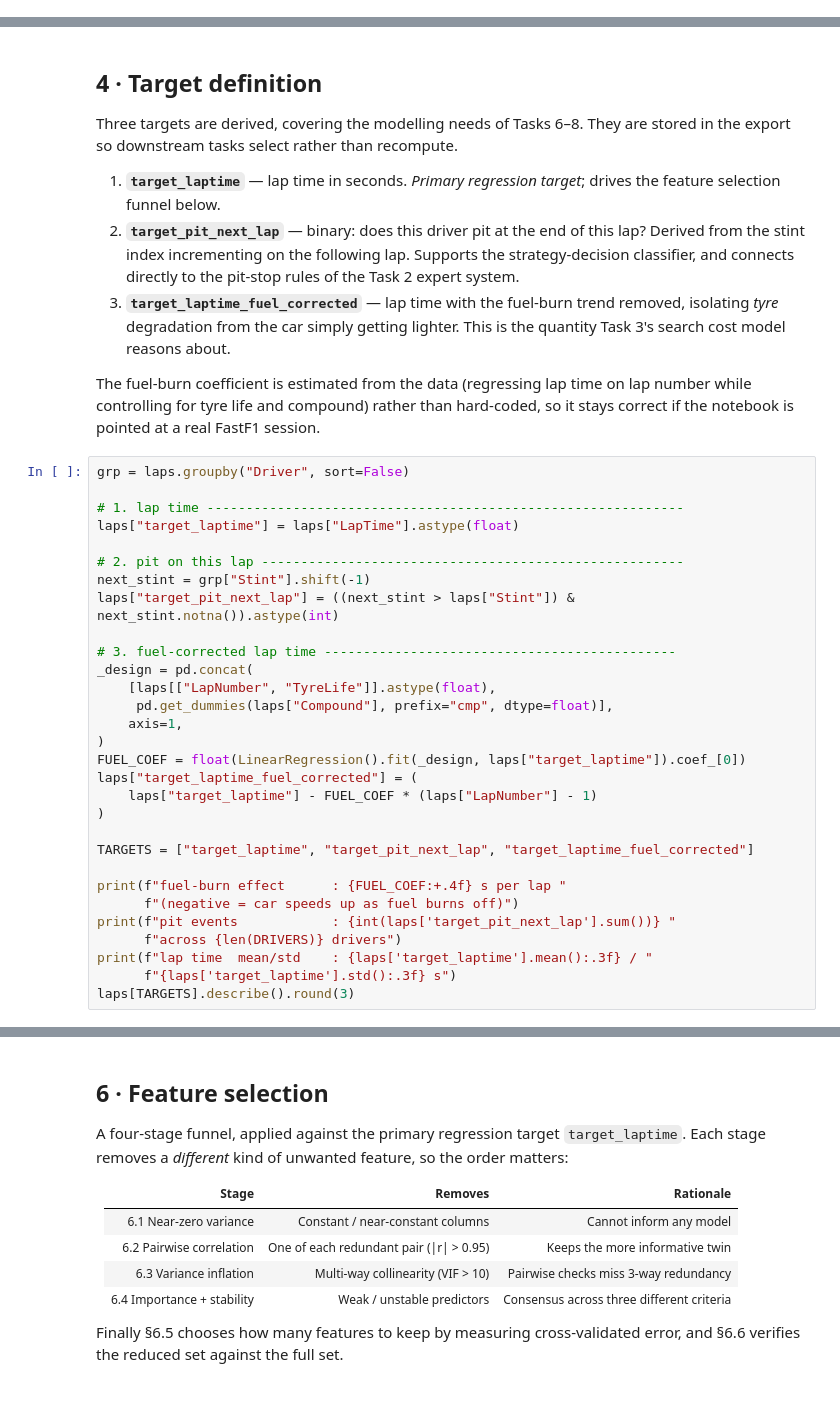
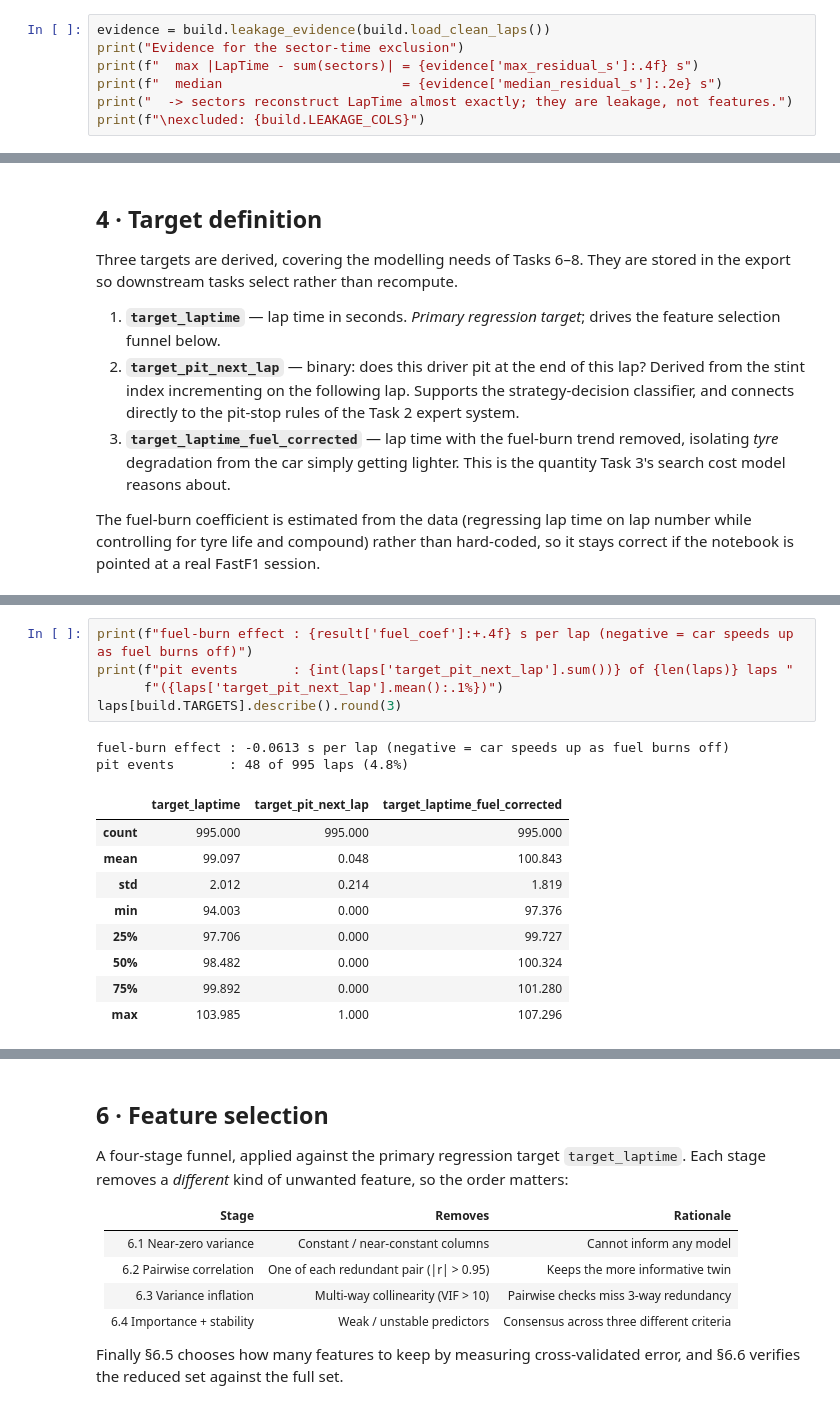
Before and after one commit to anjalidmore/Quantum-Optimization-for-F1-Race-Strategy, a Jupyter notebook: docs/notebooks/task5_feature_engineering.ipynb, the cells around one changed output, grey strips where cells are left out. Cells and saved outputs as stored; diff of their text form.

```diff
--- a/docs/notebooks/task5_feature_engineering.ipynb
+++ b/docs/notebooks/task5_feature_engineering.ipynb
@@ -229,0 +95,7 @@ Evidence for the sector-time exclusion
+# %%
+evidence = build.leakage_evidence(build.load_clean_laps())
+print("Evidence for the sector-time exclusion")
+print(f"  max |LapTime - sum(sectors)| = {evidence['max_residual_s']:.4f} s")
+print(f"  median                       = {evidence['median_residual_s']:.2e} s")
+print("  -> sectors reconstruct LapTime almost exactly; they are leakage, not features.")
+print(f"\nexcluded: {build.LEAKAGE_COLS}")
@@ -245,33 +124,3 @@ export so downstream tasks select rather than recompute.
 The fuel-burn coefficient is estimated from the data (regressing lap time on lap number while
 controlling for tyre life and compound) rather than hard-coded, so it stays correct if the
 notebook is pointed at a real FastF1 session.
-# %%
-grp = laps.groupby("Driver", sort=False)
-
-# 1. lap time -------------------------------------------------------------
-laps["target_laptime"] = laps["LapTime"].astype(float)
-
-# 2. pit on this lap ------------------------------------------------------
-next_stint = grp["Stint"].shift(-1)
-laps["target_pit_next_lap"] = ((next_stint > laps["Stint"]) & next_stint.notna()).astype(int)
-
-# 3. fuel-corrected lap time ---------------------------------------------
-_design = pd.concat(
-    [laps[["LapNumber", "TyreLife"]].astype(float),
-     pd.get_dummies(laps["Compound"], prefix="cmp", dtype=float)],
-    axis=1,
-)
-FUEL_COEF = float(LinearRegression().fit(_design, laps["target_laptime"]).coef_[0])
-laps["target_laptime_fuel_corrected"] = (
-    laps["target_laptime"] - FUEL_COEF * (laps["LapNumber"] - 1)
-)
-
-TARGETS = ["target_laptime", "target_pit_next_lap", "target_laptime_fuel_corrected"]
-
-print(f"fuel-burn effect      : {FUEL_COEF:+.4f} s per lap "
-      f"(negative = car speeds up as fuel burns off)")
-print(f"pit events            : {int(laps['target_pit_next_lap'].sum())} "
-      f"across {len(DRIVERS)} drivers")
-print(f"lap time  mean/std    : {laps['target_laptime'].mean():.3f} / "
-      f"{laps['target_laptime'].std():.3f} s")
-laps[TARGETS].describe().round(3)
@@ -291,3 +127,20 @@ lap time  mean/std    : 99.206 / 2.052 s
+# %%
+print(f"fuel-burn effect : {result['fuel_coef']:+.4f} s per lap (negative = car speeds up as fuel burns off)")
+print(f"pit events       : {int(laps['target_pit_next_lap'].sum())} of {len(laps)} laps "
+      f"({laps['target_pit_next_lap'].mean():.1%})")
+laps[build.TARGETS].describe().round(3)
+# %% [output]
+fuel-burn effect : -0.0613 s per lap (negative = car speeds up as fuel burns off)
+pit events       : 48 of 995 laps (4.8%)
+|  | target_laptime | target_pit_next_lap | target_laptime_fuel_corrected |
+| count | 995.000 | 995.000 | 995.000 |
+| mean | 99.097 | 0.048 | 100.843 |
+| std | 2.012 | 0.214 | 1.819 |
+| min | 94.003 | 0.000 | 97.376 |
+| 25% | 97.706 | 0.000 | 99.727 |
+| 50% | 98.482 | 0.000 | 100.324 |
+| 75% | 99.892 | 0.000 | 101.280 |
+| max | 103.985 | 1.000 | 107.296 |
 # %% [markdown]
 ## 5 · Feature engineering
 
```
Also changed, not shown: parts of 59 cells of this notebook, 5 other files.
